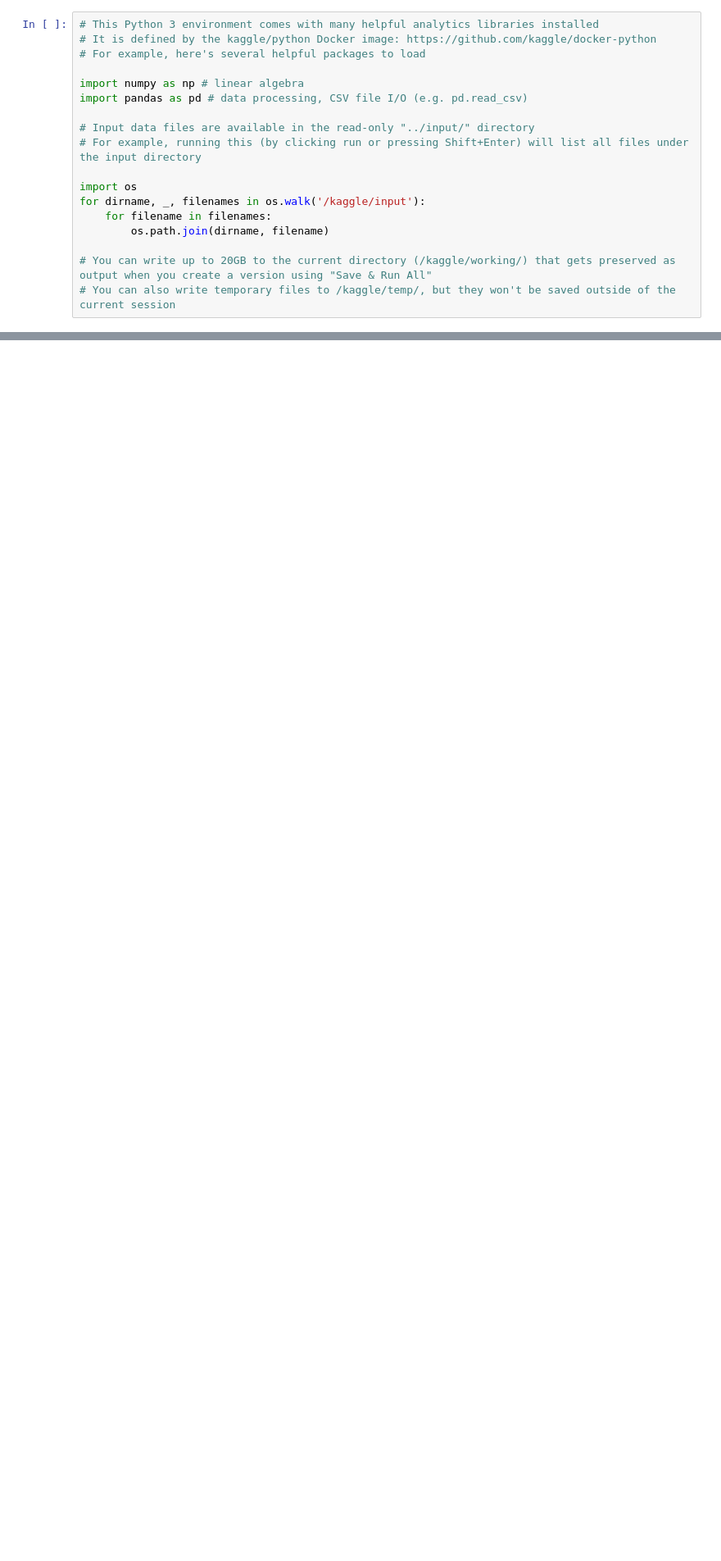
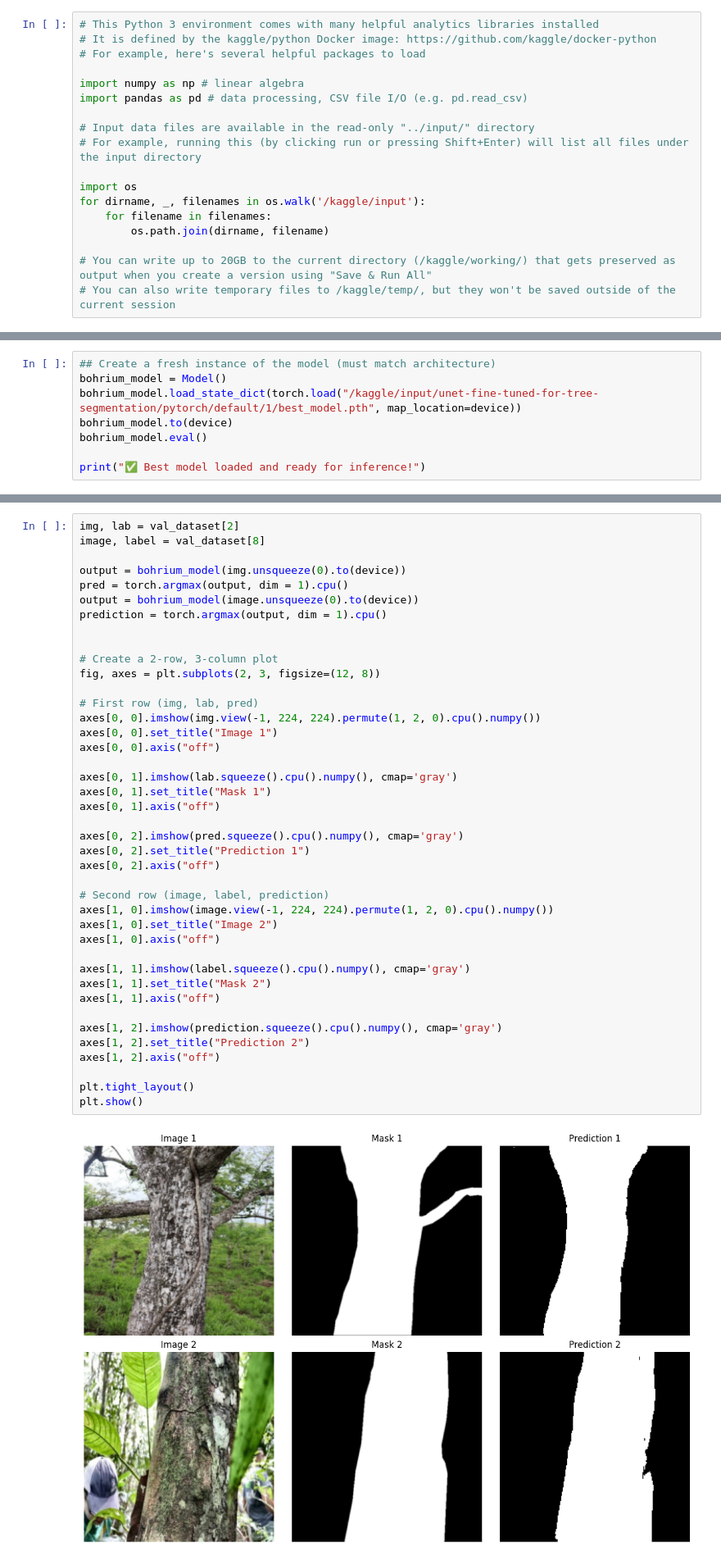
Before and after one commit to popodrago/Computer-Vision, a Jupyter notebook: Tree segmentation task.ipynb, the cells around one changed output, grey strips where cells are left out. Shown at 82% size. Drawn from its saved outputs; the diff is of its cells as text; blank space fills up the shorter version.

Commit message:
Kaggle Notebook | segmentation for tree with Unet. | Version 7

```diff
--- a/Tree segmentation task.ipynb
+++ b/Tree segmentation task.ipynb
@@ -444,0 +370,8 @@ plt.show()
+# %%
+## Create a fresh instance of the model (must match architecture)
+bohrium_model = Model()
+bohrium_model.load_state_dict(torch.load("/kaggle/input/unet-fine-tuned-for-tree-segmentation/pytorch/default/1/best_model.pth", map_location=device))
+bohrium_model.to(device)
+bohrium_model.eval()
+
+print("✅ Best model loaded and ready for inference!")
@@ -444,0 +467,43 @@ plt.show()
+# %%
+img, lab = val_dataset[2]
+image, label = val_dataset[8]
+
+output = bohrium_model(img.unsqueeze(0).to(device))
+pred = torch.argmax(output, dim = 1).cpu()
+output = bohrium_model(image.unsqueeze(0).to(device))
+prediction = torch.argmax(output, dim = 1).cpu()
+
+
+# Create a 2-row, 3-column plot
+fig, axes = plt.subplots(2, 3, figsize=(12, 8))
+
+# First row (img, lab, pred)
+axes[0, 0].imshow(img.view(-1, 224, 224).permute(1, 2, 0).cpu().numpy())
+axes[0, 0].set_title("Image 1")
+axes[0, 0].axis("off")
+
+axes[0, 1].imshow(lab.squeeze().cpu().numpy(), cmap='gray')
+axes[0, 1].set_title("Mask 1")
+axes[0, 1].axis("off")
+
+axes[0, 2].imshow(pred.squeeze().cpu().numpy(), cmap='gray')
+axes[0, 2].set_title("Prediction 1")
+axes[0, 2].axis("off")
+
+# Second row (image, label, prediction)
+axes[1, 0].imshow(image.view(-1, 224, 224).permute(1, 2, 0).cpu().numpy())
+axes[1, 0].set_title("Image 2")
+axes[1, 0].axis("off")
+
+axes[1, 1].imshow(label.squeeze().cpu().numpy(), cmap='gray')
+axes[1, 1].set_title("Mask 2")
+axes[1, 1].axis("off")
+
+axes[1, 2].imshow(prediction.squeeze().cpu().numpy(), cmap='gray')
+axes[1, 2].set_title("Prediction 2")
+axes[1, 2].axis("off")
+
+plt.tight_layout()
+plt.show()
+# %% [output]
+[figure, added]
```
Also changed, not shown: parts of 63 cells of this notebook.
